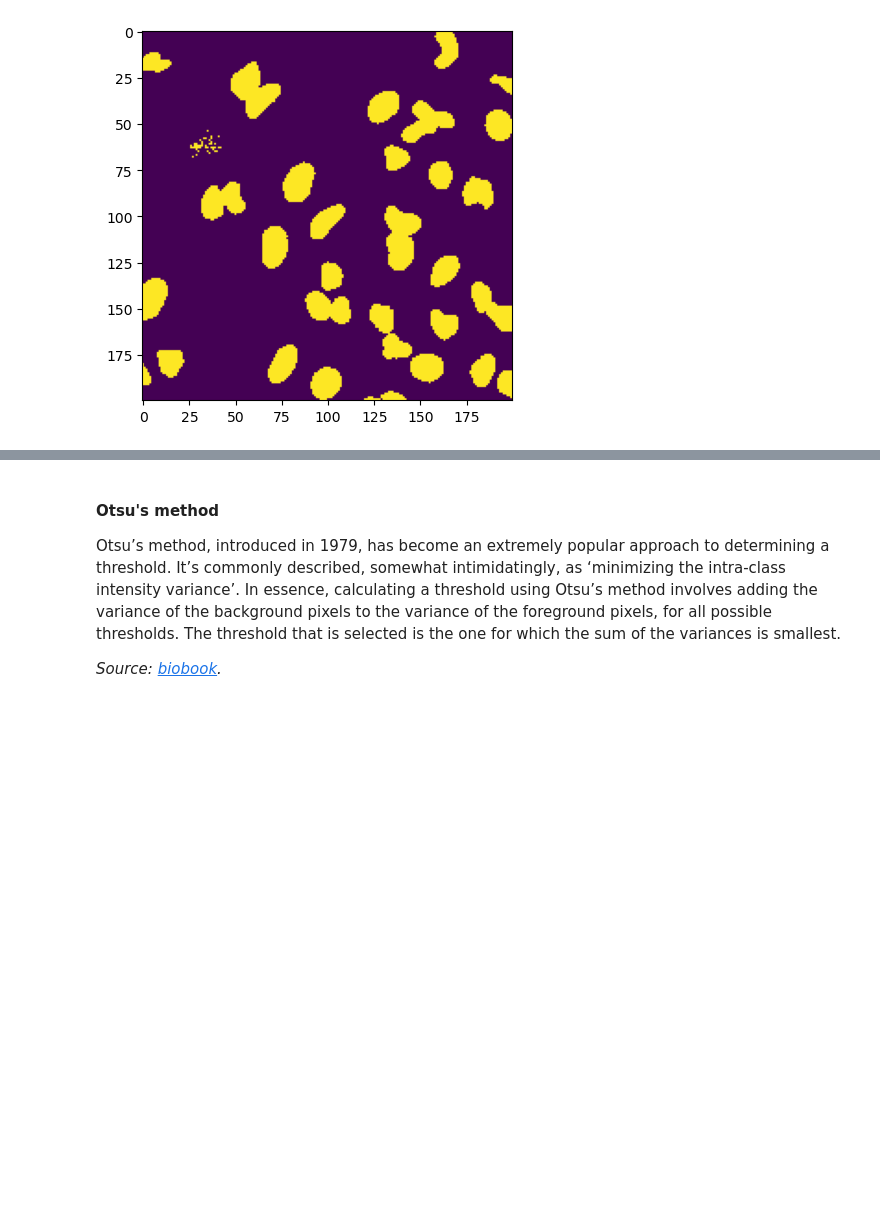
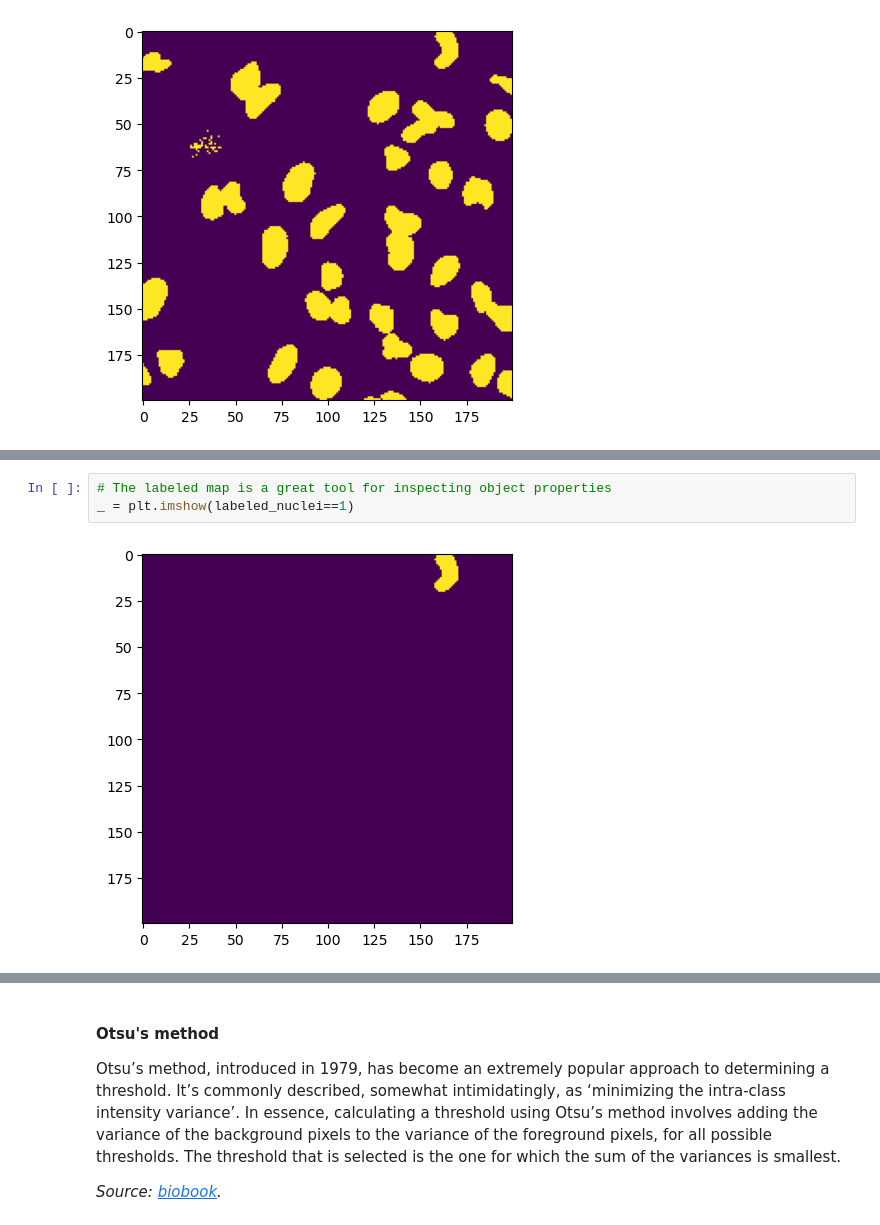
Before and after one commit to Jintram/Workshop_Py_image-analysis_2025, a Jupyter notebook: Bioimage-analysis_03A_imageprocessing copy.ipynb, the cells around one changed output, grey strips where cells are left out. Saved outputs shown, nothing was run; the diff lists cells and outputs as text; blank space fills up the shorter version.

```diff
--- a/Bioimage-analysis_03_imageprocessing.ipynb
+++ b/Bioimage-analysis_03A_imageprocessing copy.ipynb
@@ -134,0 +147,5 @@ _=plt.imshow(mask_nuclei)
+# %%
+# The labeled map is a great tool for inspecting object properties
+_ = plt.imshow(labeled_nuclei==1)
+# %% [output]
+[figure, added]
```
Also changed, not shown: parts of 8 cells of this notebook, 1 other file.
